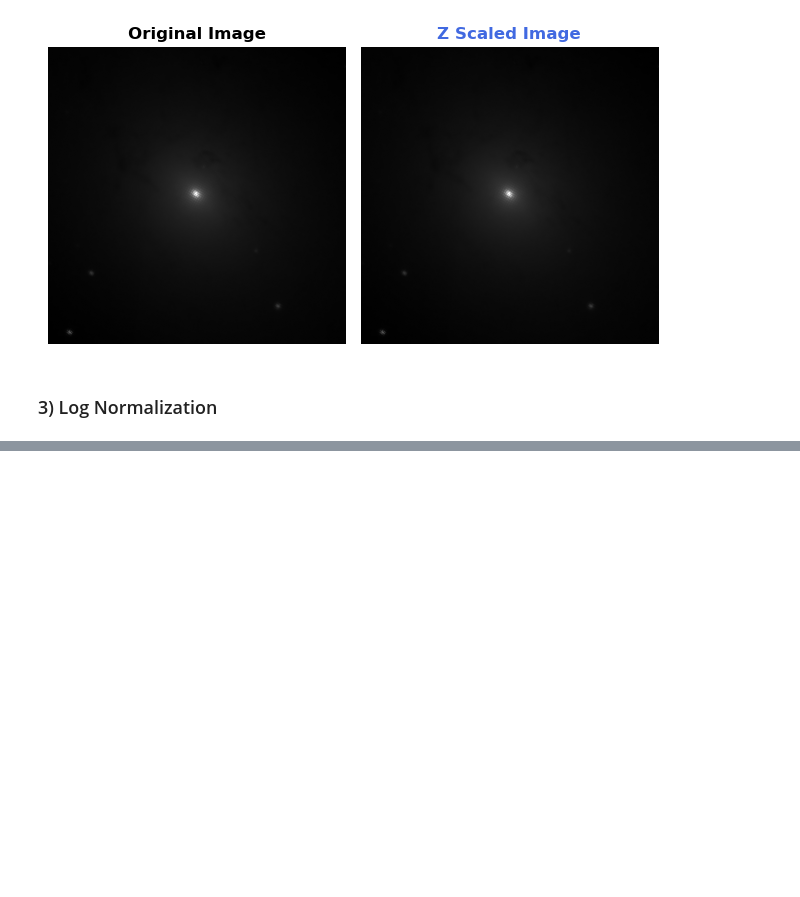
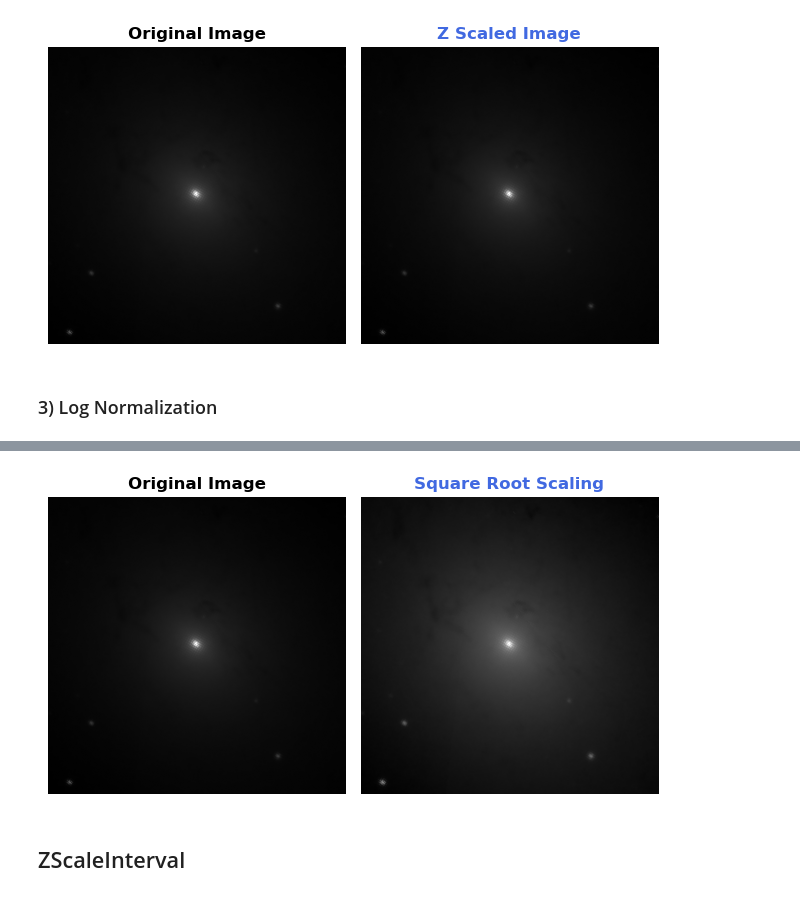
Before and after one commit to Michal-Radomski/Python-Data-Visualization, a Jupyter notebook: 05 Astronomy Research/02_image_data_visualization.ipynb, the cells around one changed output, grey strips where cells are left out. Cells and saved outputs as stored; diff of their text form; code cells hidden in the pictures; blank space fills up the shorter version.

```diff
--- a/05 Astronomy Research/02_image_data_visualization.ipynb
+++ b/05 Astronomy Research/02_image_data_visualization.ipynb
@@ -247,0 +273,10 @@ compare_pixels(zscaled_array, title='Z Scaled Image')
+# %%
+def sqrt_scaling(pixel_array):
+  return np.sqrt(pixel_array)
+# %%
+sqrt_array = sqrt_scaling(M31_Pixels)
+compare_pixels(sqrt_array, title='Square Root Scaling')
+# %% [output]
+[figure, added]
+# %% [markdown]
+## ZScaleInterval
```
Also changed, not shown: parts of 6 cells of this notebook.
